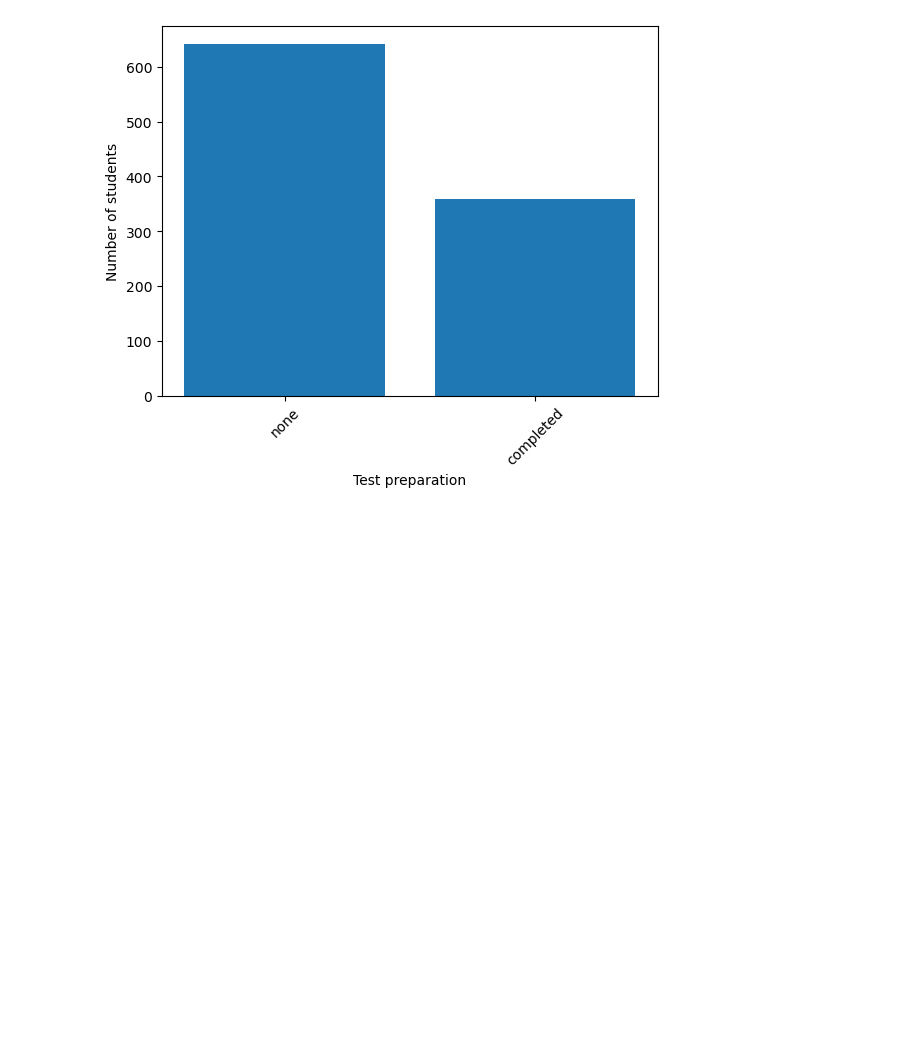
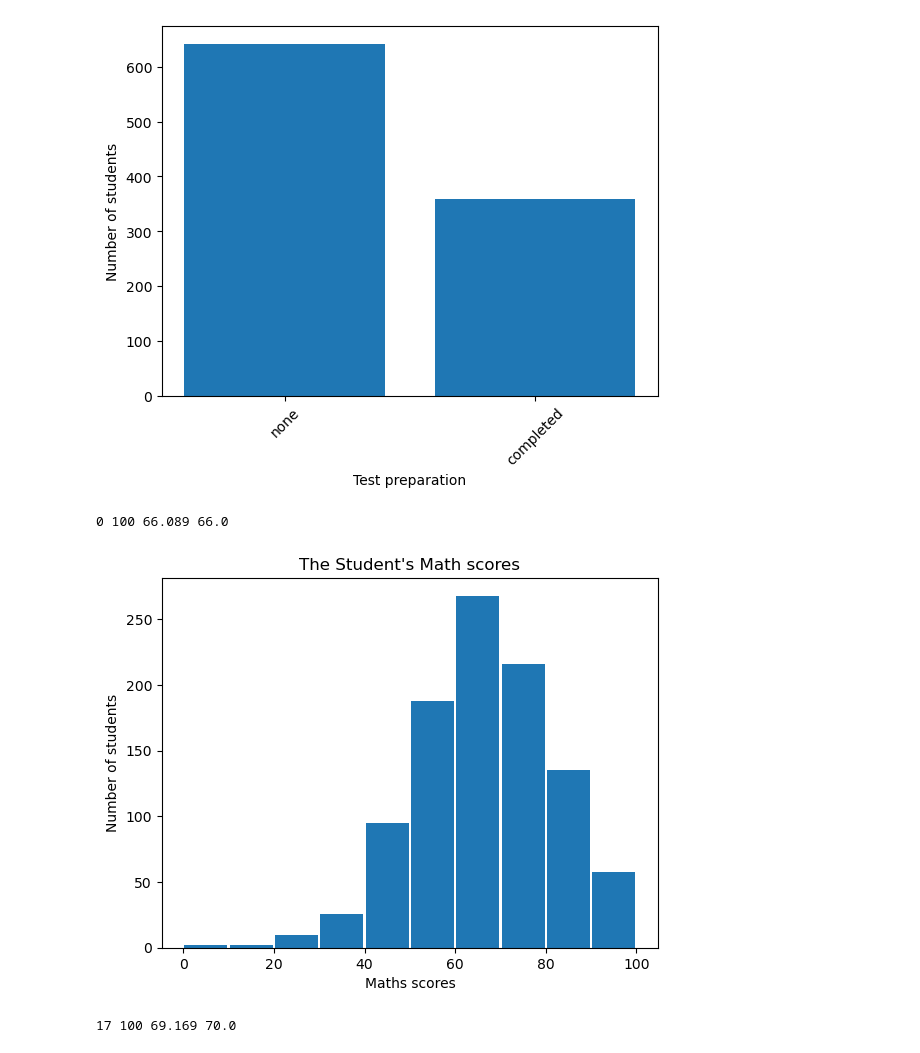
Before and after one commit to Andies-collab/student-performance, a Jupyter notebook: notebooks/EDA.ipynb, the cells around one changed output. Drawn from its saved outputs; the diff is of its cells as text; code cells hidden in the pictures; blank space fills up the shorter version.

```diff
--- a/notebooks/EDA.ipynb
+++ b/notebooks/EDA.ipynb
@@ -150,0 +155,27 @@ plt.show()
+# %%
+math_min=df['math score'].min()
+math_max=df['math score'].max()
+math_mean=df['math score'].mean()
+math_median=df['math score'].median()
+
+print(math_min,math_max,math_mean,math_median)
+# %% [output]
+0 100 66.089 66.0
+# %%
+import matplotlib.pyplot as plt
+plt.title("The Student's Math scores")
+plt.xlabel('Maths scores')
+plt.ylabel('Number of students')
+plt.hist(df['math score'], bins=10,rwidth=0.95)
+plt.show()
+# %% [output]
+[figure, added]
+# %%
+read_min=df['reading score'].min()
+read_max=df['reading score'].max()
+read_mean=df['reading score'].mean()
+read_median=df['reading score'].median()
+
+print(read_min,read_max,read_mean,read_median)
+# %% [output]
+17 100 69.169 70.0
```
Also changed, not shown: parts of 9 cells of this notebook.
